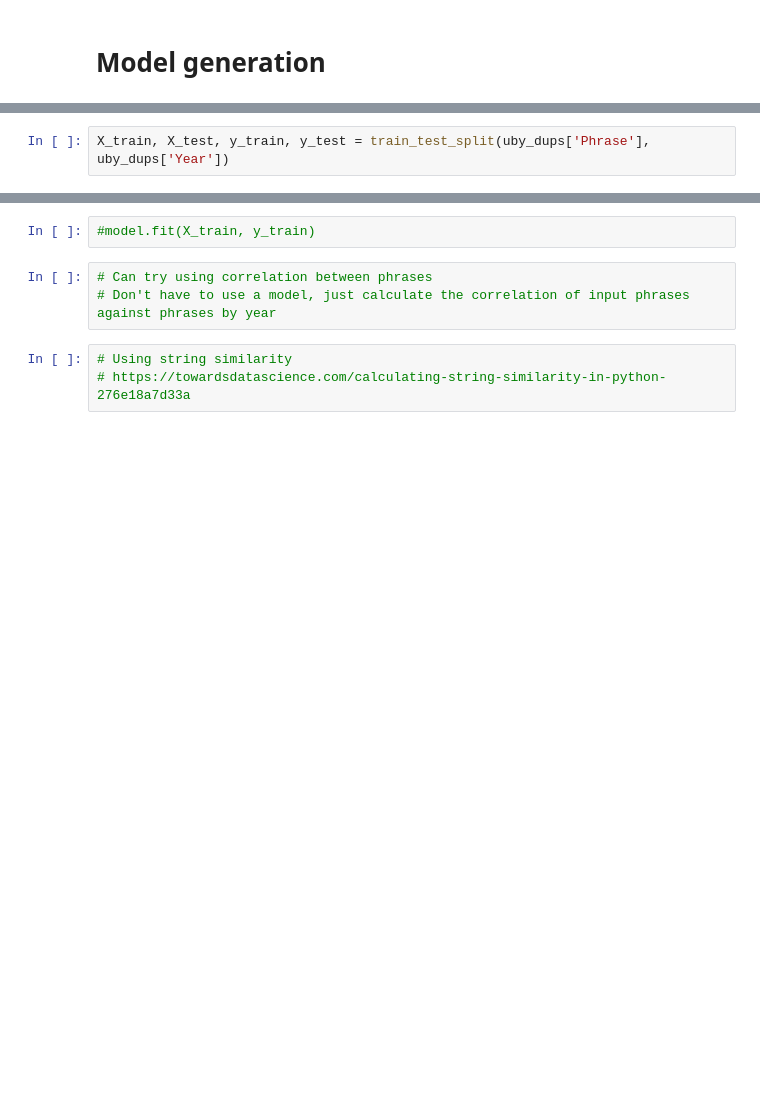
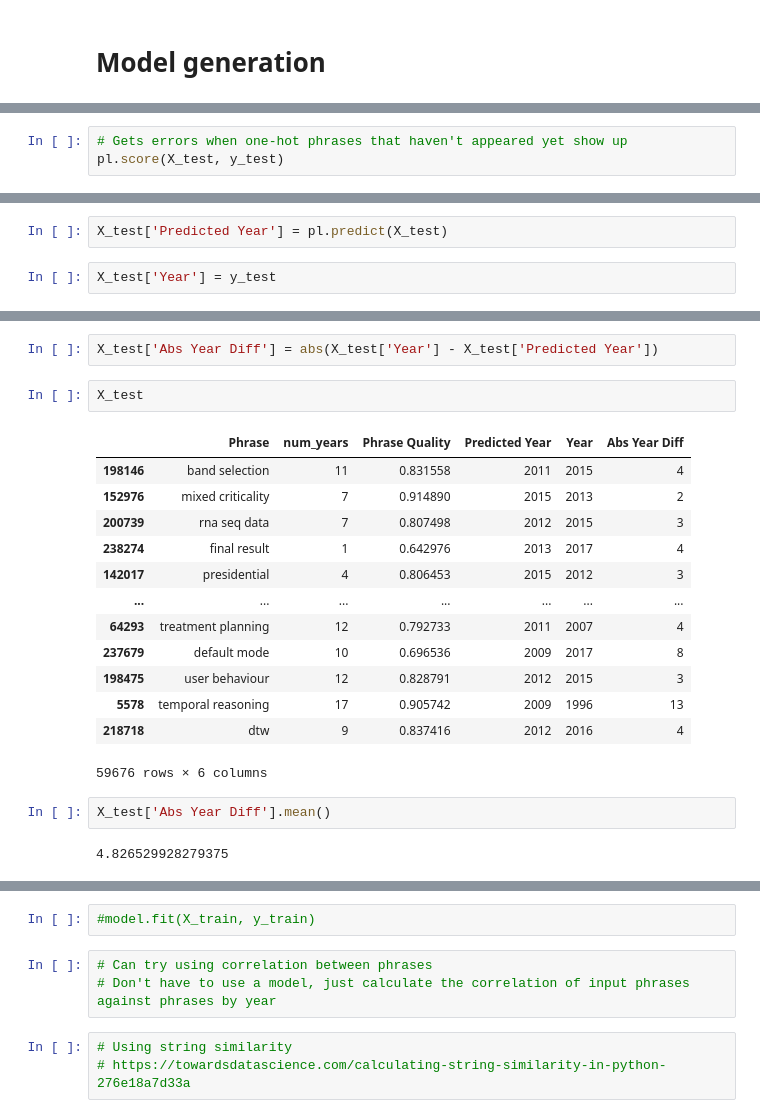
Before and after one commit to jamesjaeyu/autophrase_over_time, a Jupyter notebook: notebooks/model_generation_James.ipynb, the cells around one changed output, grey strips where cells are left out. Cells and saved outputs as stored; diff of their text form; blank space fills up the shorter version.

```diff
--- a/notebooks/model_generation_James.ipynb
+++ b/notebooks/model_generation_James.ipynb
@@ -307,2 +369,3 @@ un_all_test.sort_values('Dist')[:20]
 # %%
-X_train, X_test, y_train, y_test = train_test_split(uby_dups['Phrase'], uby_dups['Year'])
+# Gets errors when one-hot phrases that haven't appeared yet show up
+pl.score(X_test, y_test)
@@ -308,0 +374,4 @@ X_train, X_test, y_train, y_test = train_test_split(uby_dups['Phrase'], uby_dups
+# %%
+X_test['Predicted Year'] = pl.predict(X_test)
+# %%
+X_test['Year'] = y_test
@@ -308,0 +394,22 @@ X_train, X_test, y_train, y_test = train_test_split(uby_dups['Phrase'], uby_dups
+# %%
+X_test['Abs Year Diff'] = abs(X_test['Year'] - X_test['Predicted Year'])
+# %%
+X_test
+# %% [output]
+|  | Phrase | num_years | Phrase Quality | Predicted Year | Year | Abs Year Diff |
+| 198146 | band selection | 11 | 0.831558 | 2011 | 2015 | 4 |
+| 152976 | mixed criticality | 7 | 0.914890 | 2015 | 2013 | 2 |
+| 200739 | rna seq data | 7 | 0.807498 | 2012 | 2015 | 3 |
+| 238274 | final result | 1 | 0.642976 | 2013 | 2017 | 4 |
+| 142017 | presidential | 4 | 0.806453 | 2015 | 2012 | 3 |
+| ... | ... | ... | ... | ... | ... | ... |
+| 64293 | treatment planning | 12 | 0.792733 | 2011 | 2007 | 4 |
+| 237679 | default mode | 10 | 0.696536 | 2009 | 2017 | 8 |
+| 198475 | user behaviour | 12 | 0.828791 | 2012 | 2015 | 3 |
+| 5578 | temporal reasoning | 17 | 0.905742 | 2009 | 1996 | 13 |
+| 218718 | dtw | 9 | 0.837416 | 2012 | 2016 | 4 |
+59676 rows × 6 columns
+# %%
+X_test['Abs Year Diff'].mean()
+# %% [output]
+4.826529928279375
```
Also changed, not shown: parts of 26 cells of this notebook, 3 other files.
